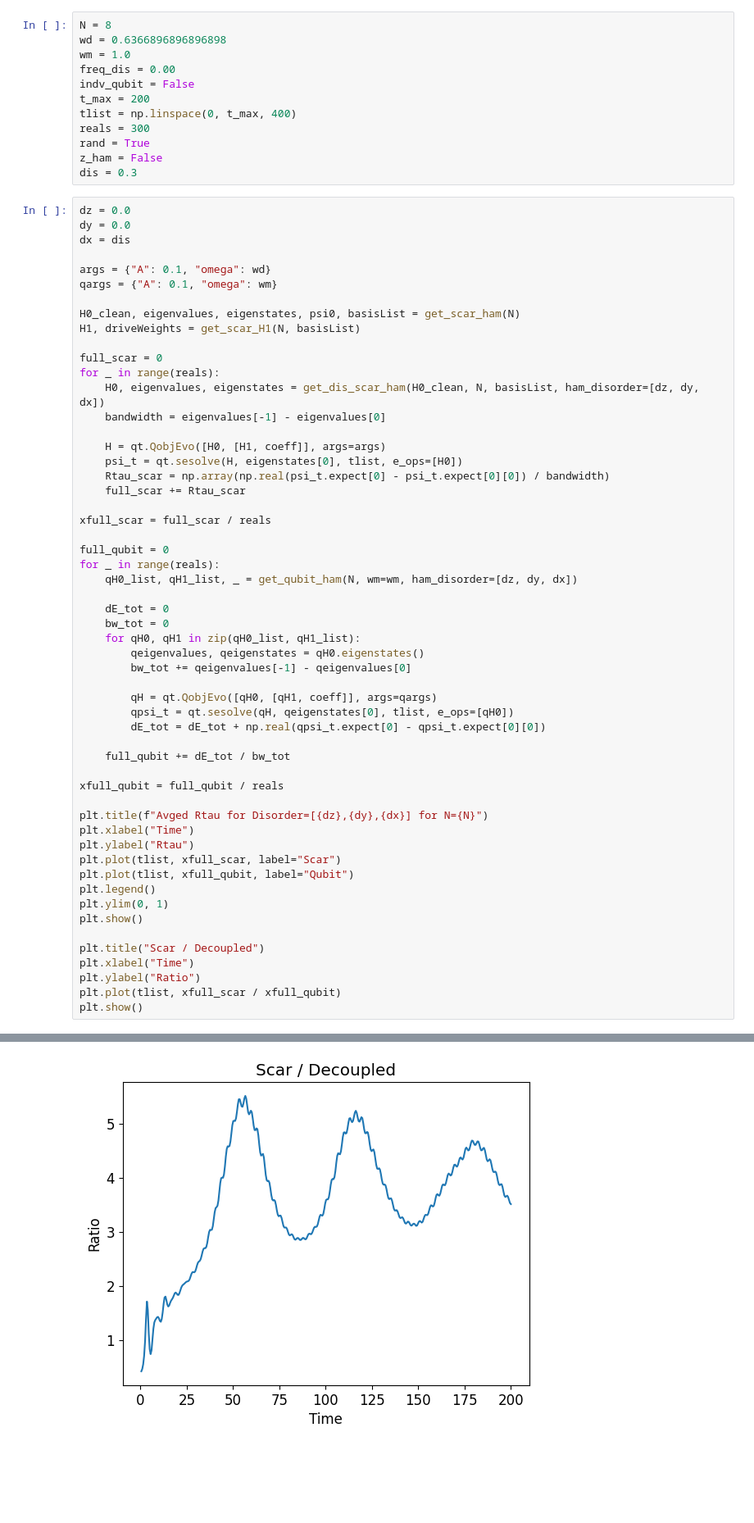
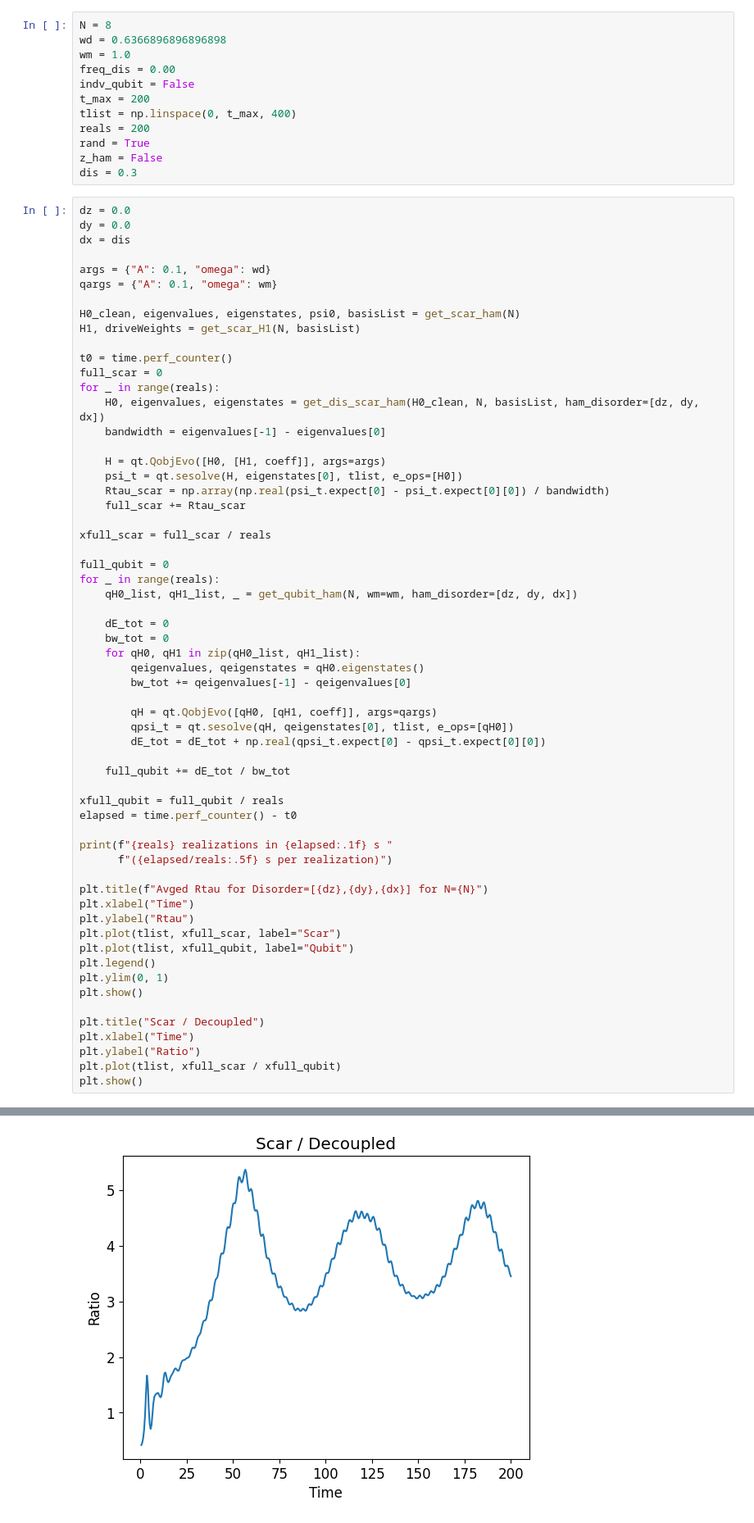
Before and after one commit to Idden/Quantum-Internship, a Jupyter notebook: Quantum_Batteries_Scars/paper/non_parallel/xyz_dis.ipynb, the cells around one changed output, grey strips where cells are left out. Shown at 82% size. Drawn from its saved outputs; the diff is of its cells as text; blank space fills up the shorter version.

```diff
--- a/Quantum_Batteries_Scars/paper/xyz_dis.ipynb
+++ b/Quantum_Batteries_Scars/paper/non_parallel/xyz_dis.ipynb
@@ -12,7 +13,7 @@ freq_dis = 0.00
 indv_qubit = False
 t_max = 200
 tlist = np.linspace(0, t_max, 400)
-reals = 300
+reals = 200
 rand = True
 z_ham = False
 dis = 0.3
@@ -27,6 +28,7 @@ qargs = {"A": 0.1, "omega": wm}
 H0_clean, eigenvalues, eigenstates, psi0, basisList = get_scar_ham(N)
 H1, driveWeights = get_scar_H1(N, basisList)
 
+t0 = time.perf_counter()
 full_scar = 0
 for _ in range(reals):
     H0, eigenvalues, eigenstates = get_dis_scar_ham(H0_clean, N, basisList, ham_disorder=[dz, dy, dx])
@@ -56,6 +58,10 @@ for _ in range(reals):
     full_qubit += dE_tot / bw_tot
 
 xfull_qubit = full_qubit / reals
+elapsed = time.perf_counter() - t0
+
+print(f"{reals} realizations in {elapsed:.1f} s "
+      f"({elapsed/reals:.5f} s per realization)")
 
 plt.title(f"Avged Rtau for Disorder=[{dz},{dy},{dx}] for N={N}")
 plt.xlabel("Time")
@@ -76,4 +83,4 @@ plt.show()
-[figure, old version]
+[figure, new version]
 # %%
 dz = 0.0
 dy = dis
```
Also changed, not shown: parts of 2 cells of this notebook, 11 other files.
